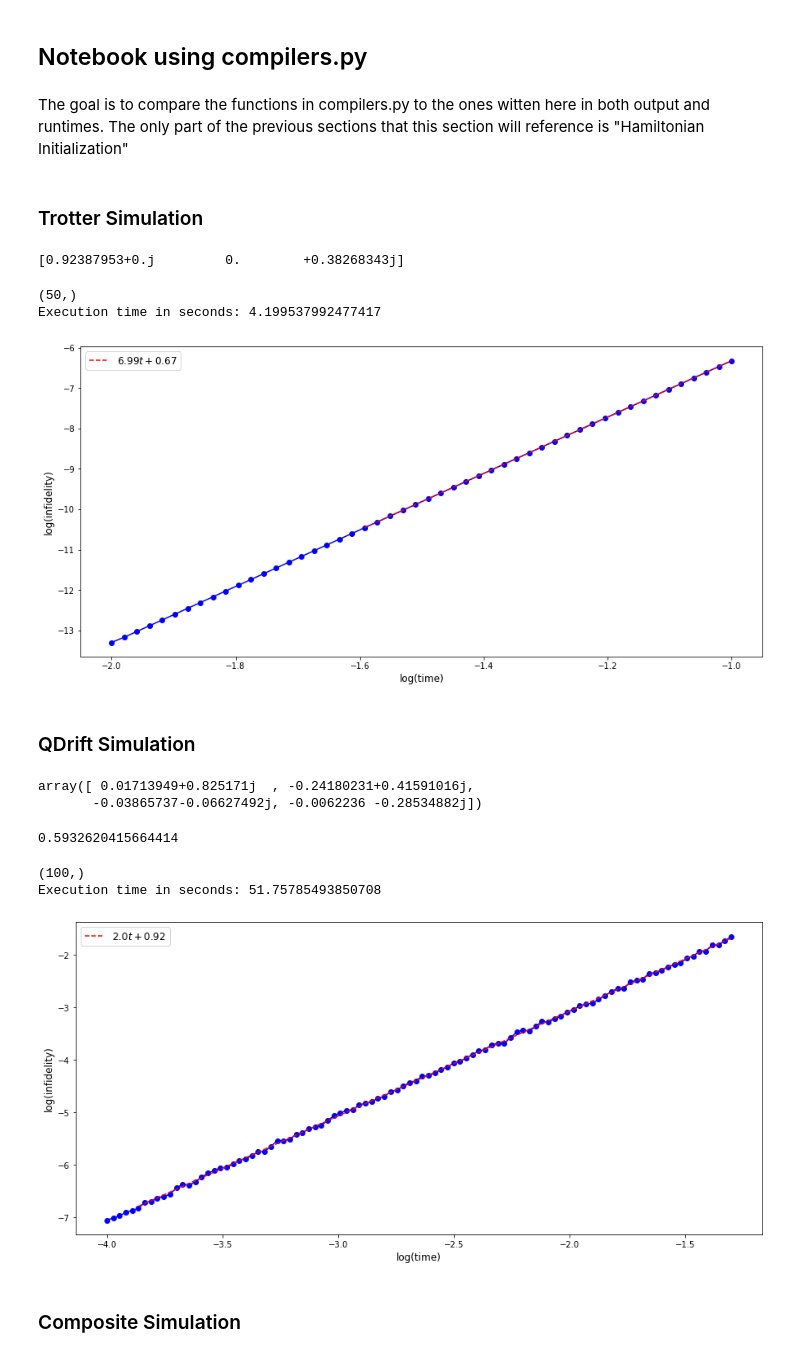
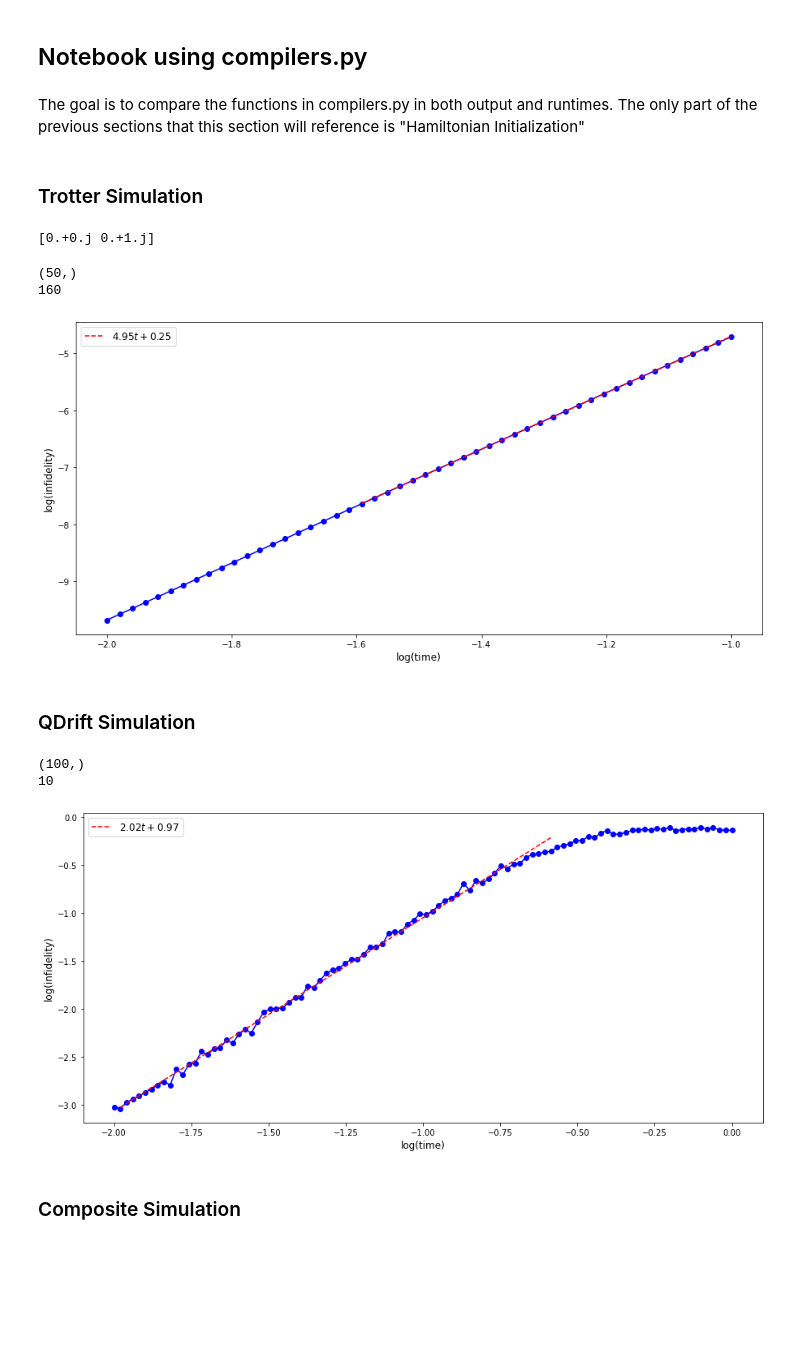
Before and after one commit to mattp97/Trotter-Qdrift-Simulation, a Jupyter notebook: Hybridized Simulation Jellium.ipynb, the cells around one changed output. Cells and saved outputs as stored; diff of their text form; code cells hidden in the pictures; blank space fills up the shorter version.

```diff
--- a/Hybridized Simulation Jellium.ipynb
+++ b/Hybridized Simulation Jellium.ipynb
@@ -141,23 +141,21 @@ print(momentum_qubit_operator)
 # %% [markdown]
 ## Notebook using compilers.py
 # %% [markdown]
-The goal is to compare the functions in compilers.py to the ones witten here in both output and runtimes. The only part of the previous sections that this section will reference is "Hamiltonian Initialization"
+The goal is to compare the functions in compilers.py in both output and runtimes. The only part of the previous sections that this section will reference is "Hamiltonian Initialization"
 # %% [markdown]
 ### Trotter Simulation
 # %%
 #Example, does not need to be run
 #use array hamiltonian_list
 sim = TrotterSim([np.array([[0,1], [1,0]])])
-print(sim.simulate(np.pi / 2, 4)) #output state should be sigma_X |0> = |1>
+print(sim.simulate(np.pi / 2, 1)) #output state should be sigma_X |0> = |1>
 # %% [output]
-[0.92387953+0.j         0.        +0.38268343j]
+[0.+0.j 0.+1.j]
 # %%
-sim1 = TrotterSim(hamiltonian_list, 6)
+sim1 = TrotterSim(hamiltonian_list, order =4)
 #sim1.initial_state = InitialState
 # %%
-startTime = time.time()
-
-iterations = 1
+iterations = 2
 tStart = 0.01
 tFinal = 0.1
 tSteps = 50
@@ -170,12 +168,10 @@ for t in times:
 log_trot_compiler_inf = np.log10(trot_compiler_inf)
 log_times = np.log10(times)
 print(log_trot_compiler_inf.shape)
-
-executionTime = (time.time() - startTime)
-print('Execution time in seconds: ' + str(executionTime))
+print(sim1.gate_count)
 # %% [output]
 (50,)
-Execution time in seconds: 4.199537992477417
+160
 # %%
 #data = log_trot_compiler_inf[:, 0, 0]
 data = log_trot_compiler_inf
@@ -201,63 +197,56 @@ plt.plot(t_new, y_new, 'r--', label="${}$".format(eq_latex))
 plt.legend(fontsize="large")
 plt.show()
 # %% [output]
-[figure, old version]
+[figure, new version]
 # %% [markdown]
 ### QDrift Simulation
 # %%
 QDsim = QDriftSimulator(hamiltonian_list)
-QDsim.simulate(1, 1000)
+#QDsim.simulate(1, 1000)
-# %% [output]
-array([ 0.01713949+0.825171j  , -0.24180231+0.41591016j,
-       -0.03865737-0.06627492j, -0.0062236 -0.28534882j])
-# %%
-QDsim.sample_channel_inf(1, 1, 40)
-# %% [output]
-0.5932620415664414
 # %%
-startTime = time.time()
+samples = 10
+mc_samples = 100
 
-tStart = 0.0001
-tFinal = 0.05
+tStart = 0.01
+tFinal = 1
 tSteps = 100
 times = np.geomspace(tStart, tFinal, tSteps)
 
 qd_compiler_inf = []
 for t in times:
-    qd_compiler_inf.append(QDsim.sample_channel_inf(t, 10, 200))
+    qd_compiler_inf.append(QDsim.sample_channel_inf(t, samples, mc_samples))
 
 log_qd_compiler_inf = np.log10(qd_compiler_inf)
 log_times = np.log10(times)
 print(log_qd_compiler_inf.shape)
-
-executionTime = (time.time() - startTime)
-print('Execution time in seconds: ' + str(executionTime))
+print(QDsim.gate_count)
 # %% [output]
 (100,)
-Execution time in seconds: 51.75785493850708
+10
 # %%
 data1 = log_qd_compiler_inf #[:, 0, 0]
 plt.figure(figsize = (15, 7))
 plt.plot(log_times, data1, 'bo-')
 plt.xlabel('log(time)', size = 12)
 plt.ylabel('log(infidelity)', size = 12)
 
-fit_points = 5 #declare the starting point to fit in the data
+start_fit_points=1  #declare the starting point to fit in the data
+end_fit_points = -30
 
-p = np.polyfit(log_times[fit_points: -1], data1[fit_points: -1], 1)
+p = np.polyfit(log_times[start_fit_points: end_fit_points], data1[start_fit_points: end_fit_points], 1)
 f = np.poly1d(p)
 
-t_new = np.linspace(log_times[fit_points], log_times[-1], 50)
+t_new = np.linspace(log_times[start_fit_points], log_times[end_fit_points], 50)
 y_new = f(t_new)
 
 data1 = symbols("t")
 poly = sum(S("{:6.2f}".format(v))*data1**i for i, v in enumerate(p[::-1]))
 eq_latex = printing.latex(poly)
 
 plt.plot(t_new, y_new, 'r--', label="${}$".format(eq_latex))
 plt.legend(fontsize="large")
 plt.show()
 # %% [output]
-[figure, old version]
+[figure, new version]
 # %% [markdown]
 ### Composite Simulation
```
Also changed, not shown: parts of 13 cells of this notebook, 1 other file.
